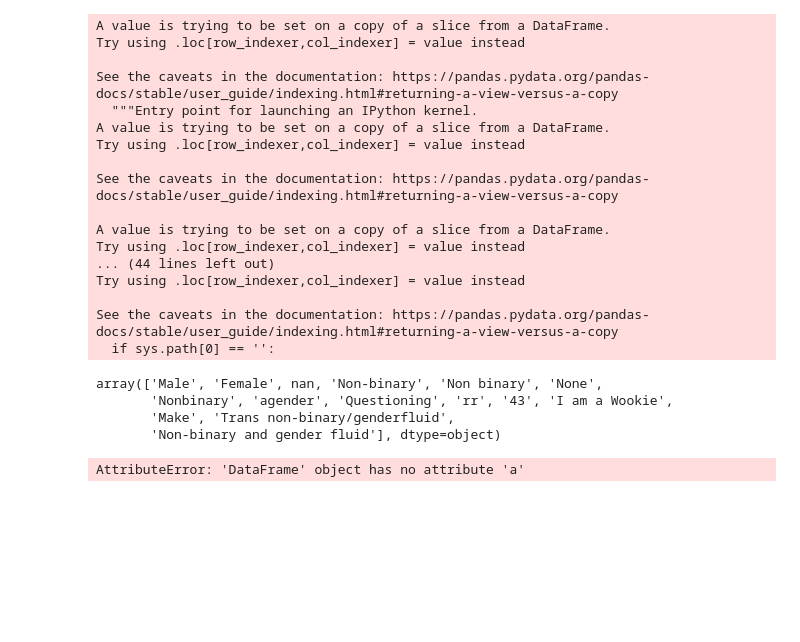
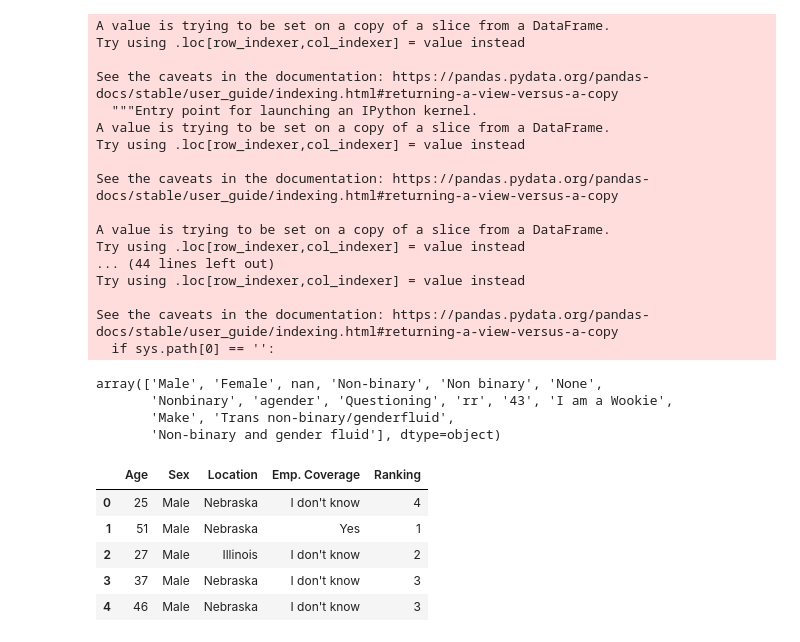
Before and after one commit to haiwy1218/mentalhealth_tech, a Jupyter notebook: mentalhealth_tech.ipynb, the cells around one changed output. Saved outputs shown, nothing was run; the diff lists cells and outputs as text; code cells hidden in the pictures; blank space fills up the shorter version.

```diff
--- a/mentalhealth_tech.ipynb
+++ b/mentalhealth_tech.ipynb
@@ -185,7 +185,12 @@ array(['Male', 'Female', nan, 'Non-binary', 'Non binary', 'None',
 #MentalHealthClean2.loc[MentalHealthClean2['Sex'].eq('add_rd') & df['environment'].isnull(), 'environment'] = 'RD'
 # %%
 #MentalHealthClean3 = MentalHealthClean2[(MentalHealthClean2.Sex = F) & (MentalHealthClean2.Sex != M)]
-# %%
-MentalHealthClean3 = MentalHealthClean2[(MentalHealthClean2.a != f) & (MentalHealthClean2.b != m)]
-# %% [output]
-AttributeError: 'DataFrame' object has no attribute 'a'
+# %%
+MentalHealthClean2.head()
+# %% [output]
+|  | Age | Sex | Location | Emp. Coverage | Ranking |
+| 0 | 25 | Male | Nebraska | I don't know | 4 |
+| 1 | 51 | Male | Nebraska | Yes | 1 |
+| 2 | 27 | Male | Illinois | I don't know | 2 |
+| 3 | 37 | Male | Nebraska | I don't know | 3 |
+| 4 | 46 | Male | Nebraska | I don't know | 3 |
```
